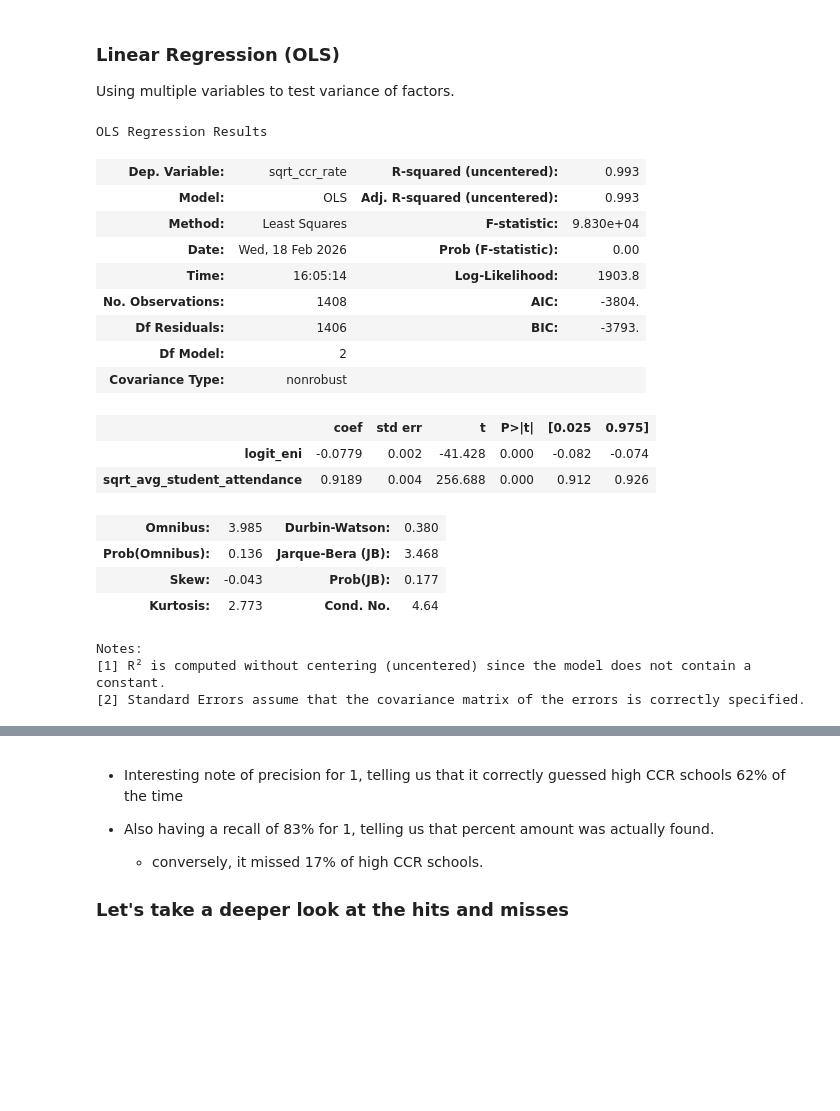
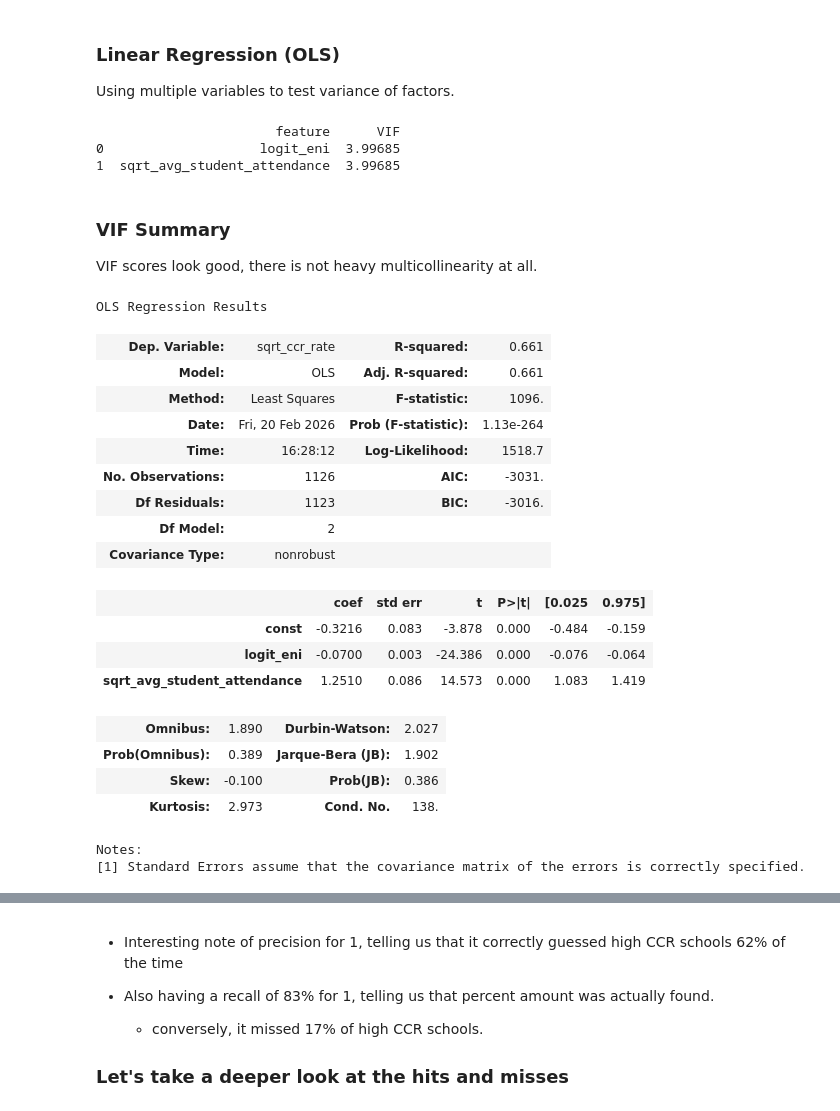
Before and after one commit to brehima5/CID_data-slayer-corps, a Jupyter notebook: python/notebooks/model_training.ipynb, the cells around one changed output, grey strips where cells are left out. Cells and saved outputs as stored; diff of their text form; code cells hidden in the pictures; blank space fills up the shorter version.

```diff
--- a/python/notebooks/model_training.ipynb
+++ b/python/notebooks/model_training.ipynb
@@ -190,33 +307,48 @@ X1_train, X1_test, y1_train, y1_test = train_test_split(X1, y1, test_size=0.2, r
 # Add constant
 X1_train = sm.add_constant(X1_train)
 X1_test = sm.add_constant(X1_test)
-
-# Train the model
-model1 = sm.OLS(y1, X1)
-results = model1.fit()
-
-results.summary()
-# %% [output]
-OLS Regression Results
-| Dep. Variable: | sqrt_ccr_rate | R-squared (uncentered): | 0.993 |
-| Model: | OLS | Adj. R-squared (uncentered): | 0.993 |
-| Method: | Least Squares | F-statistic: | 9.830e+04 |
-| Date: | Wed, 18 Feb 2026 | Prob (F-statistic): | 0.00 |
-| Time: | 16:05:14 | Log-Likelihood: | 1903.8 |
-| No. Observations: | 1408 | AIC: | -3804. |
-| Df Residuals: | 1406 | BIC: | -3793. |
-| Df Model: | 2 |  |  |
-| Covariance Type: | nonrobust |  |  |
-|  | coef | std err | t | P>|t| | [0.025 | 0.975] |
-| logit_eni | -0.0779 | 0.002 | -41.428 | 0.000 | -0.082 | -0.074 |
-| sqrt_avg_student_attendance | 0.9189 | 0.004 | 256.688 | 0.000 | 0.912 | 0.926 |
-| Omnibus: | 3.985 | Durbin-Watson: | 0.380 |
-| Prob(Omnibus): | 0.136 | Jarque-Bera (JB): | 3.468 |
-| Skew: | -0.043 | Prob(JB): | 0.177 |
-| Kurtosis: | 2.773 | Cond. No. | 4.64 |
-Notes:
-[1] R² is computed without centering (uncentered) since the model does not contain a constant.
-[2] Standard Errors assume that the covariance matrix of the errors is correctly specified.
+# %%
+# Calculate VIF for each variable
+vif_data = pd.DataFrame()
+vif_data["feature"] = X1.columns
+vif_data["VIF"] = [variance_inflation_factor(X1.values, i) for i in range(len(X1.columns))]
+
+print(vif_data)
+# %% [output]
+                       feature      VIF
+0                    logit_eni  3.99685
+1  sqrt_avg_student_attendance  3.99685
+# %% [markdown]
+### **VIF Summary**
+
+VIF scores look good, there is not heavy multicollinearity at all.
+# %%
+# Train the model
+model1 = sm.OLS(y1_train, X1_train)
+results = model1.fit()
+
+results.summary()
+# %% [output]
+OLS Regression Results
+| Dep. Variable: | sqrt_ccr_rate | R-squared: | 0.661 |
+| Model: | OLS | Adj. R-squared: | 0.661 |
+| Method: | Least Squares | F-statistic: | 1096. |
+| Date: | Fri, 20 Feb 2026 | Prob (F-statistic): | 1.13e-264 |
+| Time: | 16:28:12 | Log-Likelihood: | 1518.7 |
+| No. Observations: | 1126 | AIC: | -3031. |
+| Df Residuals: | 1123 | BIC: | -3016. |
+| Df Model: | 2 |  |  |
+| Covariance Type: | nonrobust |  |  |
+|  | coef | std err | t | P>|t| | [0.025 | 0.975] |
+| const | -0.3216 | 0.083 | -3.878 | 0.000 | -0.484 | -0.159 |
+| logit_eni | -0.0700 | 0.003 | -24.386 | 0.000 | -0.076 | -0.064 |
+| sqrt_avg_student_attendance | 1.2510 | 0.086 | 14.573 | 0.000 | 1.083 | 1.419 |
+| Omnibus: | 1.890 | Durbin-Watson: | 2.027 |
+| Prob(Omnibus): | 0.389 | Jarque-Bera (JB): | 1.902 |
+| Skew: | -0.100 | Prob(JB): | 0.386 |
+| Kurtosis: | 2.973 | Cond. No. | 138. |
+Notes:
+[1] Standard Errors assume that the covariance matrix of the errors is correctly specified.
 # %%
 # Looking at Residuals
 residuals = results.resid
```
Also changed, not shown: parts of 25 cells of this notebook, 1 other file.
